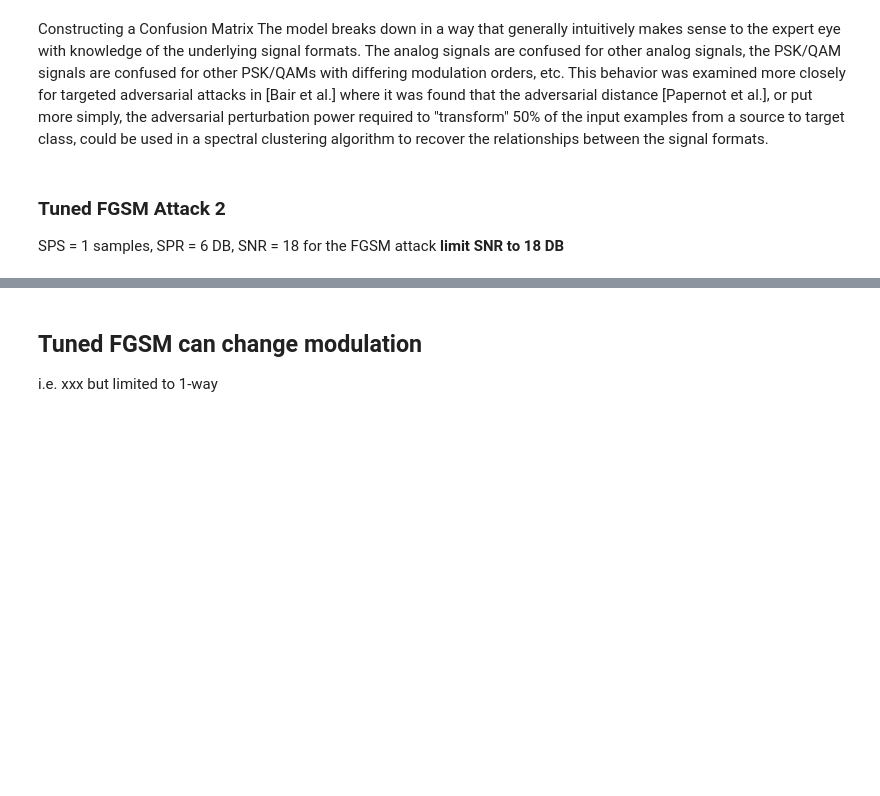
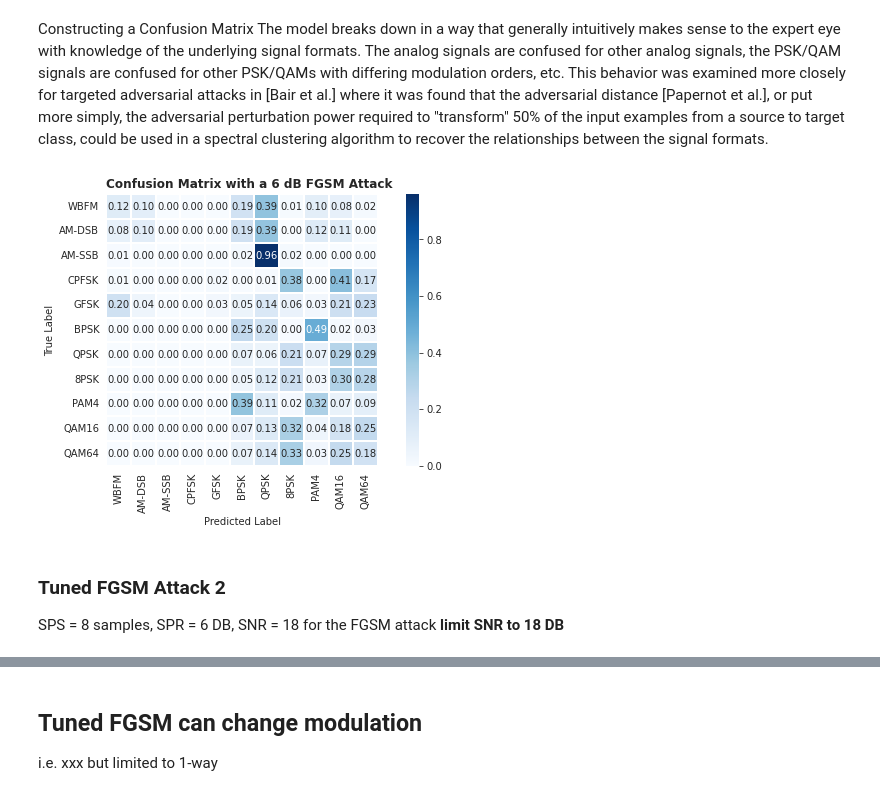
Before and after one commit to ongtiongheng/rfml, a Jupyter notebook: flower_different_attacks_PGD_FGSM_with_CLDNN_CNN+GRU+MLP.ipynb, the cells around one changed output, grey strips where cells are left out. Drawn from its saved outputs; the diff is of its cells as text; code cells hidden in the pictures; blank space fills up the shorter version.

```diff
--- a/flower_different_attacks_PGD_FGSM_with_CLDNN_CNN+GRU+MLP.ipynb
+++ b/flower_different_attacks_PGD_FGSM_with_CLDNN_CNN+GRU+MLP.ipynb
@@ -795,32 +794,34 @@ spr = 6  # dB # Signal to Perturbation Ratio in DB, typically Sample to Signal s
 # %%
 predictions = list()
 labels = list()
 for x, y in dl:
     # Before crafting an attack on X, ensure that it is normalized to have a
     # specified power -- RML2016.10a fluctuates a bit, especially on AM-SSB,
     # which will cause the attack intensity to be incorrect.
     x = _normalize(x)
-    adv_x = fgsm(x, y, spr=spr, input_size=input_samples, sps=1, net=model)
+    adv_x = fgsm(x, y, spr=spr, input_size=128, sps=8, net=model)
 
     # Ensure that we've accurately represented the attack power
     #_sanity_check(desired_spr=spr, adv_x=adv_x, x=x)
 
     _predictions = model.predict(adv_x)
     predictions.extend(_predictions.detach().numpy())
     labels.extend(y)
 
 cmn = _confusion_matrix(predictions=predictions, labels=labels, le=le)
 
 title = "Confusion Matrix with a {spr} dB FGSM Attack".format(spr=spr)
 fig = plot_confusion(cm=cmn, labels=le.labels, title=title)
 if fig_dir is not None:
     file_path = "{fig_dir}/fgsm_confusion_matrix.pdf"
     print("Saving Figure -> {file_path}".format(file_path=file_path))
     fig.savefig(file_path, format="pdf", transparent=True)
 plt.show()
+# %% [output]
+[figure, added]
 # %% [markdown]
 ### Tuned FGSM Attack 2
-SPS = 1 samples, SPR = 6 DB, SNR = 18 for the FGSM attack **limit SNR to 18 DB**
+SPS = 8 samples, SPR = 6 DB, SNR = 18 for the FGSM attack **limit SNR to 18 DB**
 # %%
 mask = test.df["SNR"] >= 18
 dl = DataLoader(test.as_torch(le=le, mask=mask), shuffle=True, batch_size=512)
```
Also changed, not shown: parts of 22 cells of this notebook.
